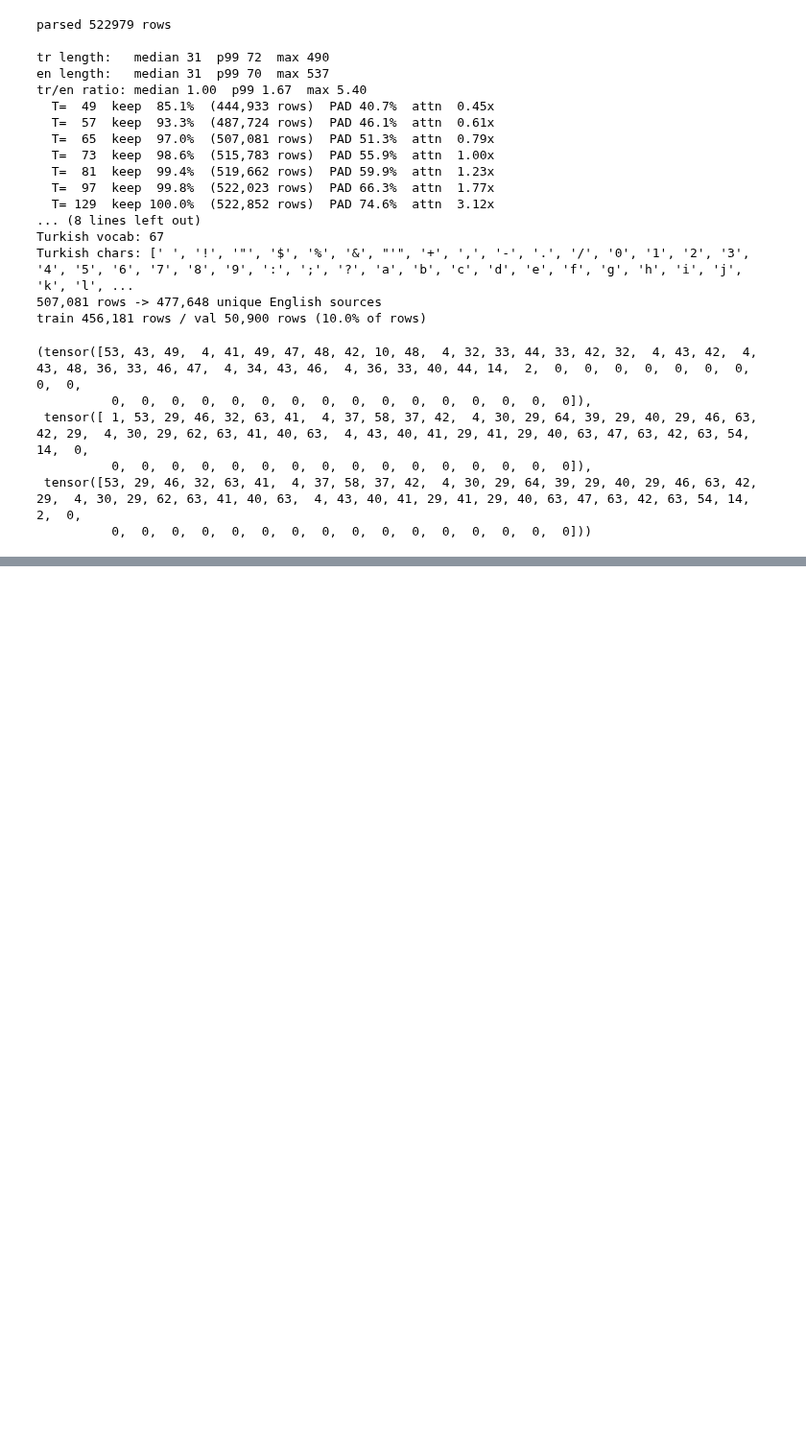
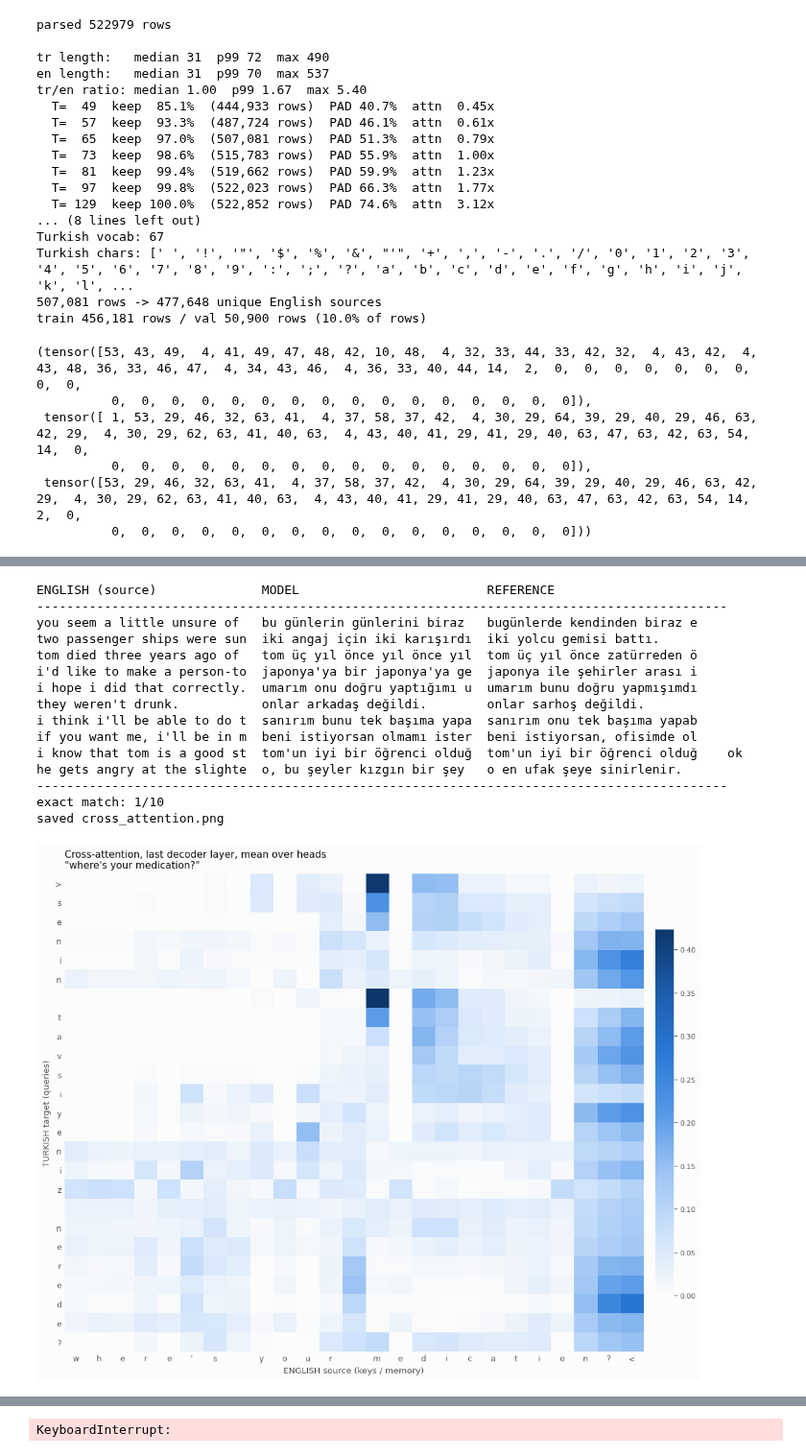
Before and after one commit to oganiler/pytorch_blackwell_jupyter_notebooks, a Jupyter notebook: karpathy/ganiler_translator.ipynb, the cells around one changed output, grey strips where cells are left out. Shown at 96% size. Drawn from its saved outputs; the diff is of its cells as text; code cells hidden in the pictures; blank space fills up the shorter version.

```diff
--- a/karpathy/ganiler_translator.ipynb
+++ b/karpathy/ganiler_translator.ipynb
@@ -655,0 +934,28 @@ KeyboardInterrupt:
+# %%
+# sample inferences
+ckpt = sorted(glob.glob('translator_best_*.pt'))[-1]
+translator_model, translate_sentence = InferenceByTrainedModel(
+    ckpt, encode_en, decode_tr, eos_id_tr, device)
+
+show_translations(translate_sentence, va_rows, n=10)
+
+s = va_rows[0][0]
+attn, en_chars, tr_chars = cross_attention_map(translator_model, s, encode_en, stoi_en, itos_tr, T_en, T_tr, device)
+plot_cross_attention(attn, en_chars, tr_chars, s)
+# %% [output]
+ENGLISH (source)              MODEL                         REFERENCE
+--------------------------------------------------------------------------------------------
+you seem a little unsure of   bu günlerin günlerini biraz   bugünlerde kendinden biraz e
+two passenger ships were sun  iki angaj için iki karışırdı  iki yolcu gemisi battı.
+tom died three years ago of   tom üç yıl önce yıl önce yıl  tom üç yıl önce zatürreden ö
+i'd like to make a person-to  japonya'ya bir japonya'ya ge  japonya ile şehirler arası i
+i hope i did that correctly.  umarım onu doğru yaptığımı u  umarım bunu doğru yapmışımdı
+they weren't drunk.           onlar arkadaş değildi.        onlar sarhoş değildi.
+i think i'll be able to do t  sanırım bunu tek başıma yapa  sanırım onu tek başıma yapab
+if you want me, i'll be in m  beni istiyorsan olmamı ister  beni istiyorsan, ofisimde ol
+i know that tom is a good st  tom'un iyi bir öğrenci olduğ  tom'un iyi bir öğrenci olduğ    ok
+he gets angry at the slighte  o, bu şeyler kızgın bir şey   o en ufak şeye sinirlenir.
+--------------------------------------------------------------------------------------------
+exact match: 1/10
+saved cross_attention.png
+[figure, added]
@@ -655,0 +985,4 @@ KeyboardInterrupt:
+# %%
+say("she cleaned the house yesterday")
+# %% [output]
+KeyboardInterrupt:
```
Also changed, not shown: parts of 11 cells of this notebook, 1 other file.
